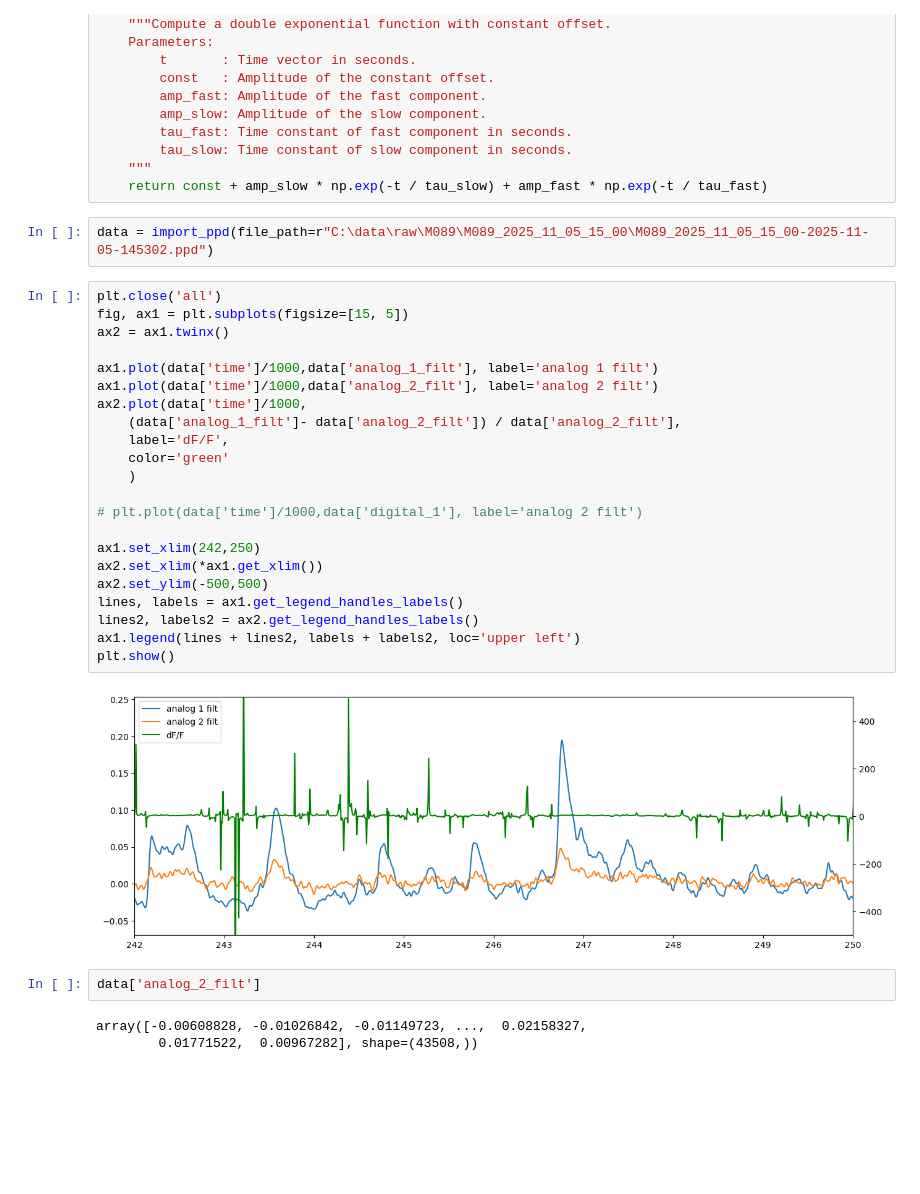
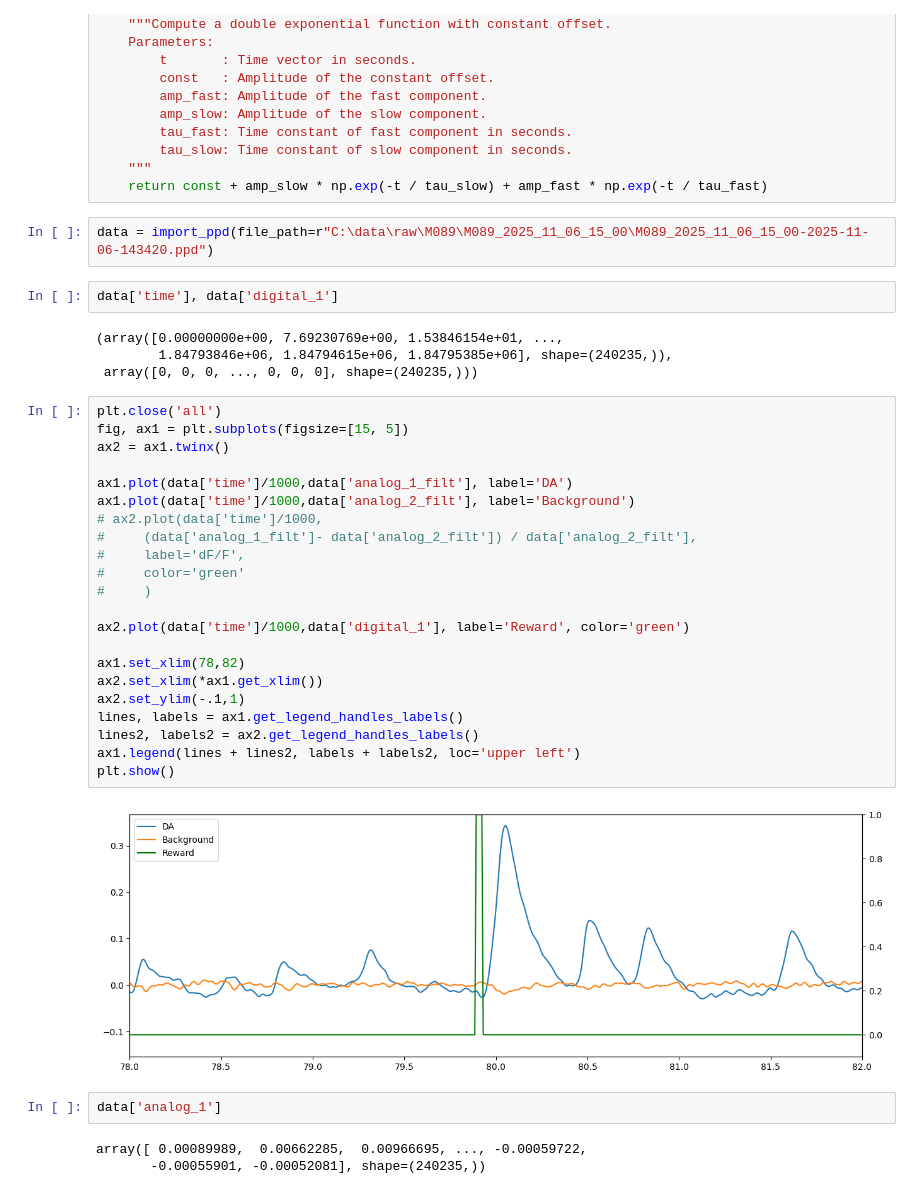
Before and after one commit to BeNeuroLab/TreadmillTasks, a Jupyter notebook: test.ipynb, the cells around one changed output. Cells and saved outputs as stored; diff of their text form; blank space fills up the shorter version.

```diff
--- a/test.ipynb
+++ b/test.ipynb
@@ -254,33 +254,39 @@ def _double_exponential(t, const, amp_fast, amp_slow, tau_fast, tau_slow):
     """
     return const + amp_slow * np.exp(-t / tau_slow) + amp_fast * np.exp(-t / tau_fast)
 # %%
-data = import_ppd(file_path=r"C:\data\raw\M089\M089_2025_11_05_15_00\M089_2025_11_05_15_00-2025-11-05-145302.ppd")
+data = import_ppd(file_path=r"C:\data\raw\M089\M089_2025_11_06_15_00\M089_2025_11_06_15_00-2025-11-06-143420.ppd")
+# %%
+data['time'], data['digital_1']
+# %% [output]
+(array([0.00000000e+00, 7.69230769e+00, 1.53846154e+01, ...,
+        1.84793846e+06, 1.84794615e+06, 1.84795385e+06], shape=(240235,)),
+ array([0, 0, 0, ..., 0, 0, 0], shape=(240235,)))
 # %%
 plt.close('all')
 fig, ax1 = plt.subplots(figsize=[15, 5])
 ax2 = ax1.twinx()
 
-ax1.plot(data['time']/1000,data['analog_1_filt'], label='analog 1 filt')
-ax1.plot(data['time']/1000,data['analog_2_filt'], label='analog 2 filt')
-ax2.plot(data['time']/1000,
-    (data['analog_1_filt']- data['analog_2_filt']) / data['analog_2_filt'],
-    label='dF/F',
-    color='green'
-    )
+ax1.plot(data['time']/1000,data['analog_1_filt'], label='DA')
+ax1.plot(data['time']/1000,data['analog_2_filt'], label='Background')
+# ax2.plot(data['time']/1000,
+#     (data['analog_1_filt']- data['analog_2_filt']) / data['analog_2_filt'],
+#     label='dF/F',
+#     color='green'
+#     )
 
-# plt.plot(data['time']/1000,data['digital_1'], label='analog 2 filt')
+ax2.plot(data['time']/1000,data['digital_1'], label='Reward', color='green')
 
-ax1.set_xlim(242,250)
+ax1.set_xlim(78,82)
 ax2.set_xlim(*ax1.get_xlim())
-ax2.set_ylim(-500,500)
+ax2.set_ylim(-.1,1)
 lines, labels = ax1.get_legend_handles_labels()
 lines2, labels2 = ax2.get_legend_handles_labels()
 ax1.legend(lines + lines2, labels + labels2, loc='upper left')
 plt.show()
 # %% [output]
-[figure, old version]
+[figure, new version]
 # %%
-data['analog_2_filt']
+data['analog_1']
 # %% [output]
-array([-0.00608828, -0.01026842, -0.01149723, ...,  0.02158327,
-        0.01771522,  0.00967282], shape=(43508,))
+array([ 0.00089989,  0.00662285,  0.00966695, ..., -0.00059722,
+       -0.00055901, -0.00052081], shape=(240235,))
```
